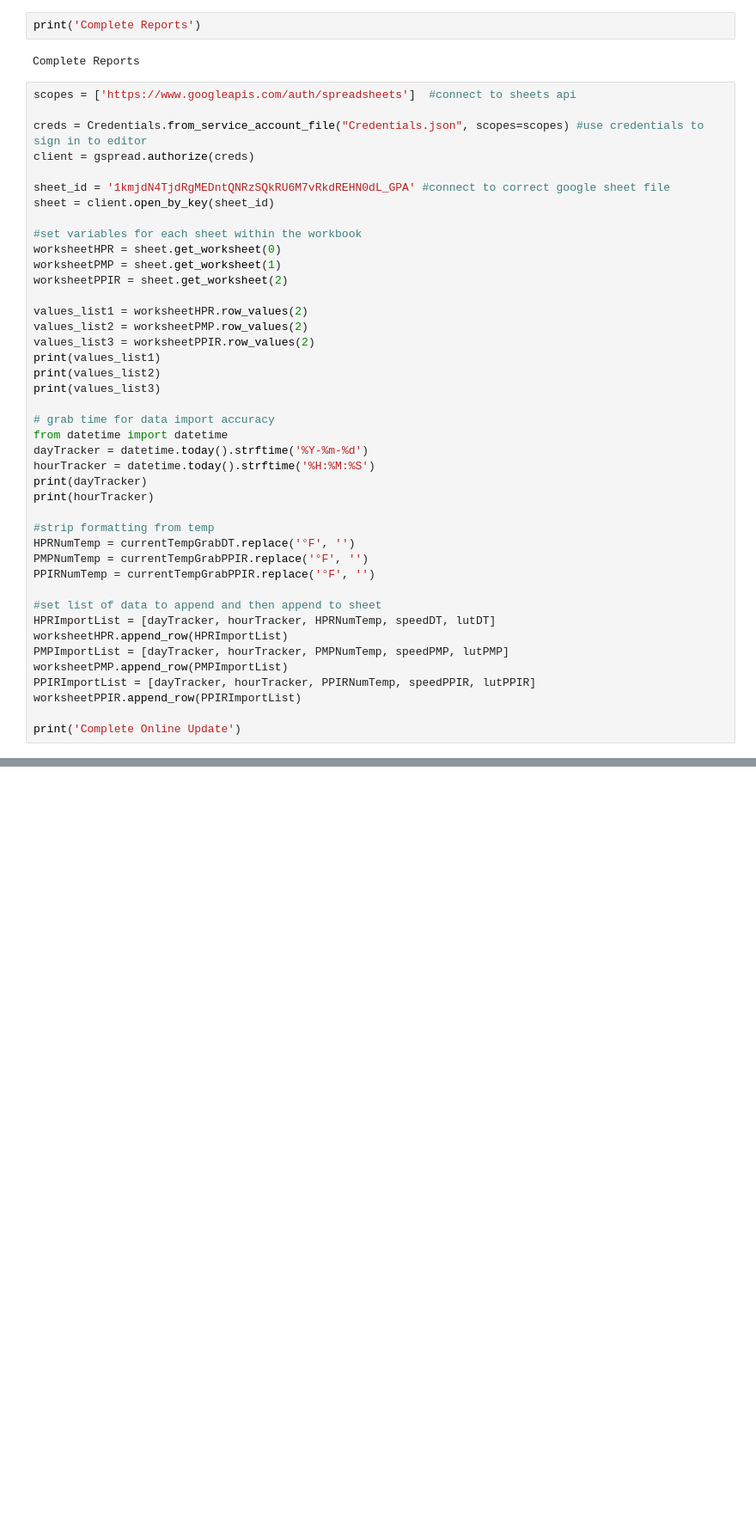
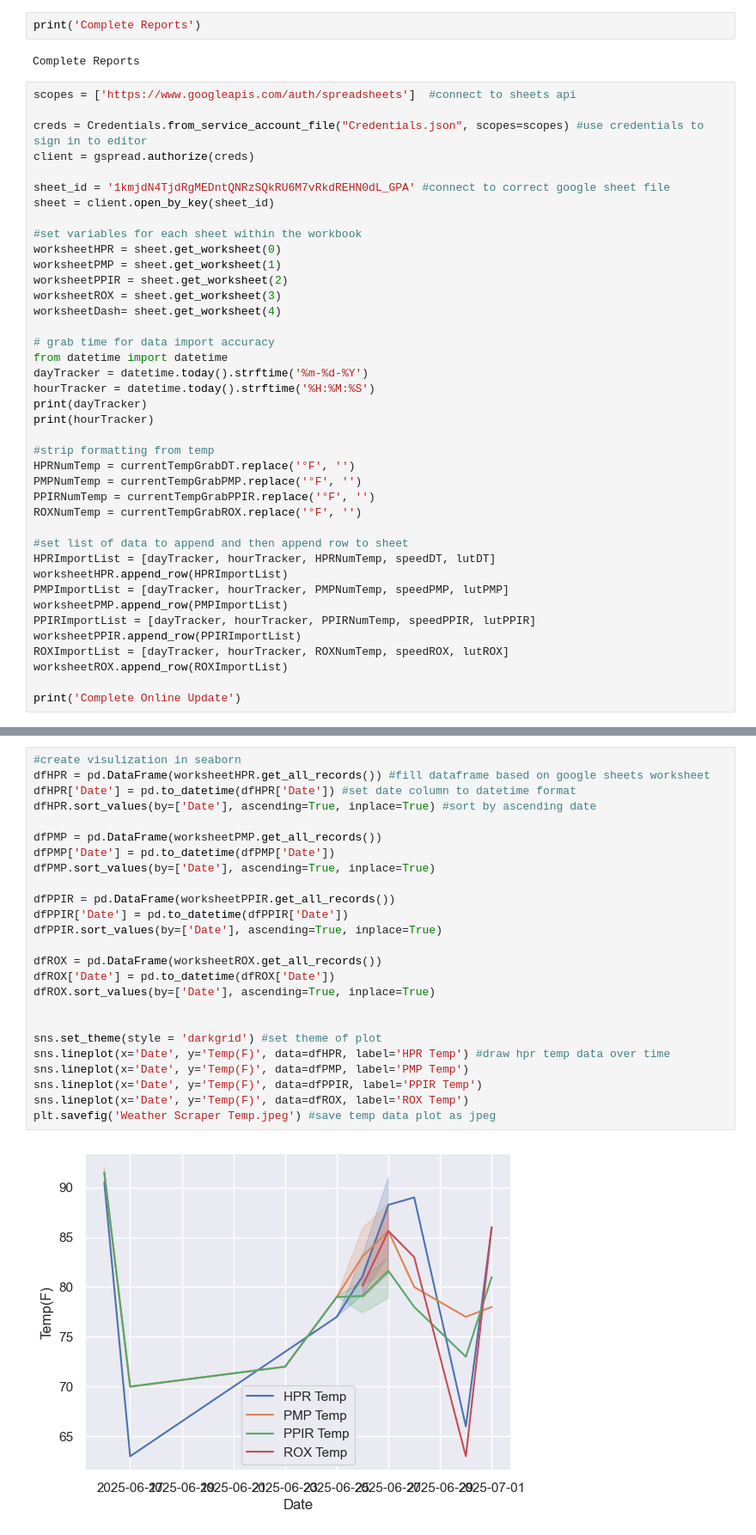
Before and after one commit to ESoiland/Static-Weather-Project, a Jupyter notebook: Weather Scraper HPR.ipynb, the cells around one changed output, grey strips where cells are left out. Shown: that part at 86% size. Cells and saved outputs as stored; diff of their text form; blank space fills up the shorter version.

Commit message:
Add files via upload
An update with new features like Seaborn plotting and all time records

```diff
--- a/Weather Scraper HPR.ipynb
+++ b/Weather Scraper HPR.ipynb
@@ -247,33 +326,31 @@ sheet = client.open_by_key(sheet_id)
 worksheetHPR = sheet.get_worksheet(0)
 worksheetPMP = sheet.get_worksheet(1)
 worksheetPPIR = sheet.get_worksheet(2)
-
-values_list1 = worksheetHPR.row_values(2)
-values_list2 = worksheetPMP.row_values(2)
-values_list3 = worksheetPPIR.row_values(2)
-print(values_list1)
-print(values_list2)
-print(values_list3)
+worksheetROX = sheet.get_worksheet(3)
+worksheetDash= sheet.get_worksheet(4)
 
 # grab time for data import accuracy
 from datetime import datetime
-dayTracker = datetime.today().strftime('%Y-%m-%d')
+dayTracker = datetime.today().strftime('%m-%d-%Y')
 hourTracker = datetime.today().strftime('%H:%M:%S')
 print(dayTracker)
 print(hourTracker)
 
 #strip formatting from temp
 HPRNumTemp = currentTempGrabDT.replace('°F', '')
-PMPNumTemp = currentTempGrabPPIR.replace('°F', '')
+PMPNumTemp = currentTempGrabPMP.replace('°F', '')
 PPIRNumTemp = currentTempGrabPPIR.replace('°F', '')
+ROXNumTemp = currentTempGrabROX.replace('°F', '')
 
-#set list of data to append and then append to sheet
+#set list of data to append and then append row to sheet
 HPRImportList = [dayTracker, hourTracker, HPRNumTemp, speedDT, lutDT]
 worksheetHPR.append_row(HPRImportList)
 PMPImportList = [dayTracker, hourTracker, PMPNumTemp, speedPMP, lutPMP]
 worksheetPMP.append_row(PMPImportList)
 PPIRImportList = [dayTracker, hourTracker, PPIRNumTemp, speedPPIR, lutPPIR]
 worksheetPPIR.append_row(PPIRImportList)
+ROXImportList = [dayTracker, hourTracker, ROXNumTemp, speedROX, lutROX]
+worksheetROX.append_row(ROXImportList)
 
 print('Complete Online Update')
 # %% [output]
@@ -285 +359,28 @@ print('Complete Online Update')
 Complete Online Update
+# %%
+#create visulization in seaborn
+dfHPR = pd.DataFrame(worksheetHPR.get_all_records()) #fill dataframe based on google sheets worksheet
+dfHPR['Date'] = pd.to_datetime(dfHPR['Date']) #set date column to datetime format
+dfHPR.sort_values(by=['Date'], ascending=True, inplace=True) #sort by ascending date
+
+dfPMP = pd.DataFrame(worksheetPMP.get_all_records())
+dfPMP['Date'] = pd.to_datetime(dfPMP['Date'])
+dfPMP.sort_values(by=['Date'], ascending=True, inplace=True)
+
+dfPPIR = pd.DataFrame(worksheetPPIR.get_all_records())
+dfPPIR['Date'] = pd.to_datetime(dfPPIR['Date'])
+dfPPIR.sort_values(by=['Date'], ascending=True, inplace=True)
+
+dfROX = pd.DataFrame(worksheetROX.get_all_records())
+dfROX['Date'] = pd.to_datetime(dfROX['Date'])
+dfROX.sort_values(by=['Date'], ascending=True, inplace=True)
+
+
+sns.set_theme(style = 'darkgrid') #set theme of plot
+sns.lineplot(x='Date', y='Temp(F)', data=dfHPR, label='HPR Temp') #draw hpr temp data over time
+sns.lineplot(x='Date', y='Temp(F)', data=dfPMP, label='PMP Temp')
+sns.lineplot(x='Date', y='Temp(F)', data=dfPPIR, label='PPIR Temp')
+sns.lineplot(x='Date', y='Temp(F)', data=dfROX, label='ROX Temp')
+plt.savefig('Weather Scraper Temp.jpeg') #save temp data plot as jpeg
+# %% [output]
+[figure, added]
```
Also changed, not shown: parts of 6 cells of this notebook.
